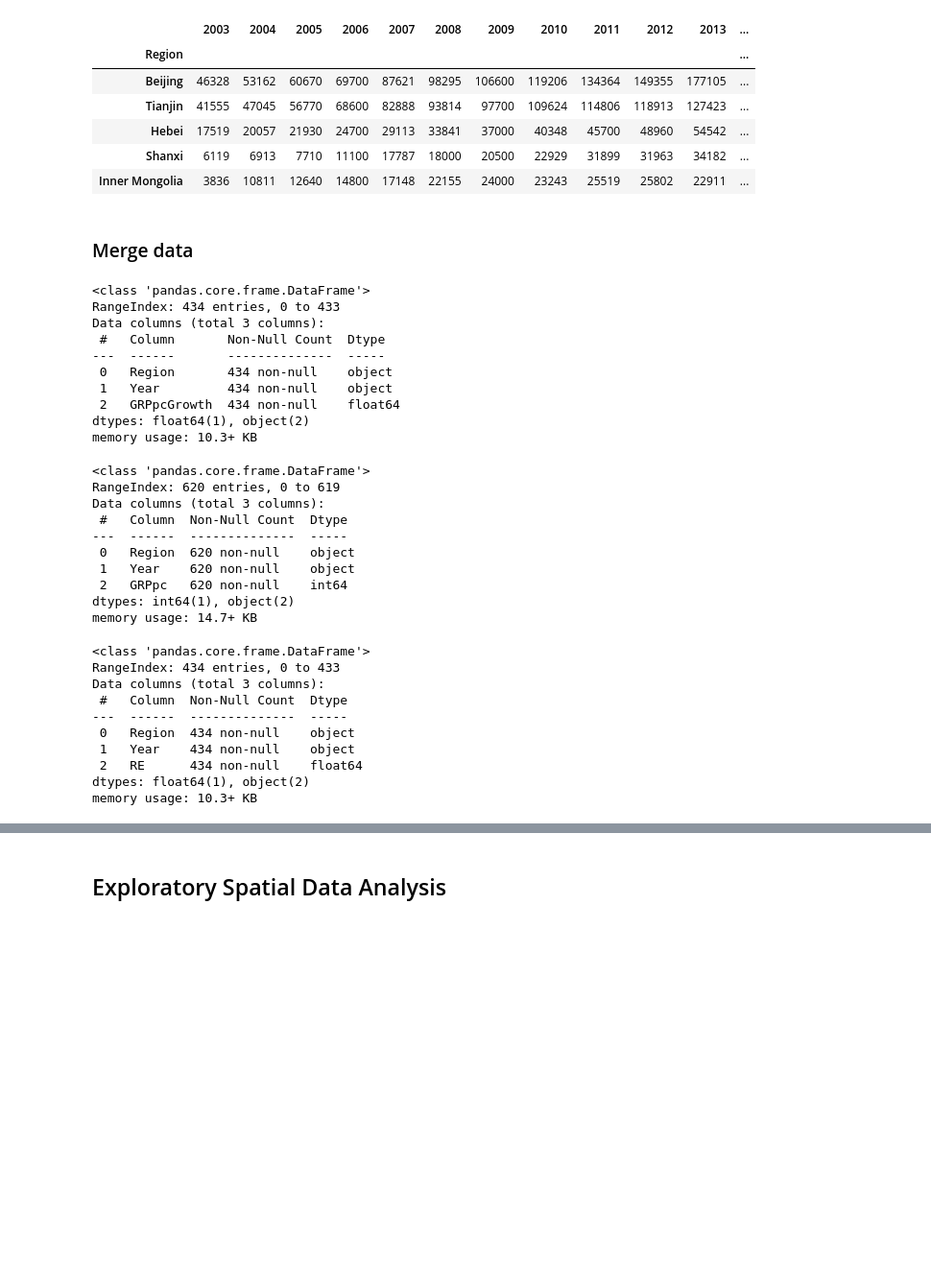
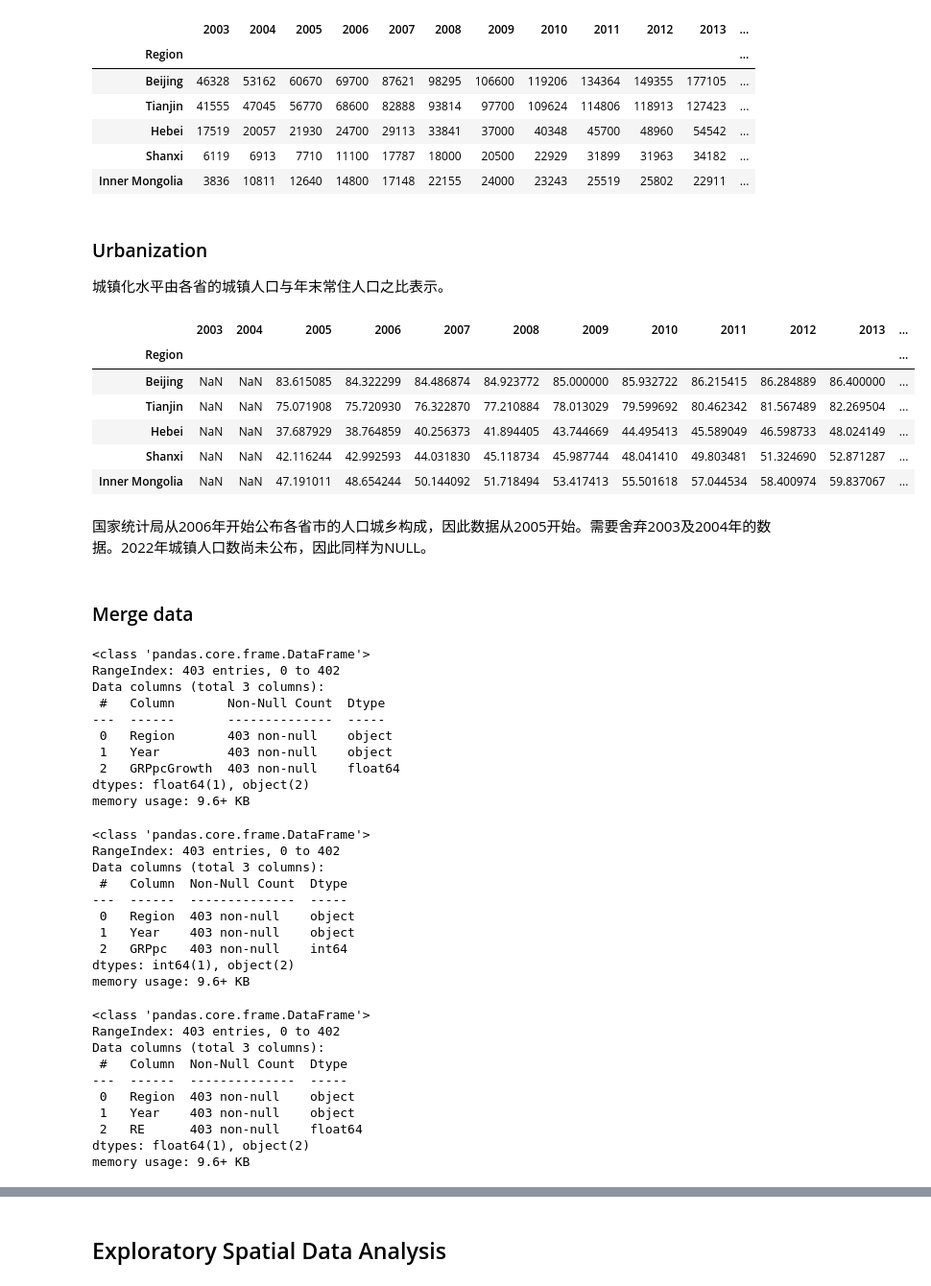
Before and after one commit to KaylaBai/Dissertation, a Jupyter notebook: Dissertation.ipynb, the cells around one changed output, grey strips where cells are left out. Shown at 96% size. Cells and saved outputs as stored; diff of their text form; code cells hidden in the pictures; blank space fills up the shorter version.

```diff
--- a/Dissertation.ipynb
+++ b/Dissertation.ipynb
@@ -329,54 +330,81 @@ df_FDI.head()
 | Hebei | 17519 | 20057 | 21930 | 24700 | 29113 | 33841 | 37000 | 40348 | 45700 | 48960 | 54542 | ... |
 | Shanxi | 6119 | 6913 | 7710 | 11100 | 17787 | 18000 | 20500 | 22929 | 31899 | 31963 | 34182 | ... |
 | Inner Mongolia | 3836 | 10811 | 12640 | 14800 | 17148 | 22155 | 24000 | 23243 | 25519 | 25802 | 22911 | ... |
+# %% [markdown]
+### Urbanization
+城镇化水平由各省的城镇人口与年末常住人口之比表示。
+# %%
+# Read data
+population = pd.read_csv('https://raw.githubusercontent.com/KaylaBai/Dissertation/main/Data/population.csv', index_col='Region')
+population_urb = pd.read_csv('https://raw.githubusercontent.com/KaylaBai/Dissertation/main/Data/urban_population.csv', index_col='Region')
+
+population = population.iloc[:, ::-1]
+population_urb = population_urb.iloc[:, ::-1]
+
+# Calculate the proportion of the urban population to total population for each year and province
+urb = population_urb.div(population) * 100
+
+# check the result
+urb.head()
+# %% [output]
+|  | 2003 | 2004 | 2005 | 2006 | 2007 | 2008 | 2009 | 2010 | 2011 | 2012 | 2013 | ... |
+| Region |  |  |  |  |  |  |  |  |  |  |  | ... |
+| Beijing | NaN | NaN | 83.615085 | 84.322299 | 84.486874 | 84.923772 | 85.000000 | 85.932722 | 86.215415 | 86.284889 | 86.400000 | ... |
+| Tianjin | NaN | NaN | 75.071908 | 75.720930 | 76.322870 | 77.210884 | 78.013029 | 79.599692 | 80.462342 | 81.567489 | 82.269504 | ... |
+| Hebei | NaN | NaN | 37.687929 | 38.764859 | 40.256373 | 41.894405 | 43.744669 | 44.495413 | 45.589049 | 46.598733 | 48.024149 | ... |
+| Shanxi | NaN | NaN | 42.116244 | 42.992593 | 44.031830 | 45.118734 | 45.987744 | 48.041410 | 49.803481 | 51.324690 | 52.871287 | ... |
+| Inner Mongolia | NaN | NaN | 47.191011 | 48.654244 | 50.144092 | 51.718494 | 53.417413 | 55.501618 | 57.044534 | 58.400974 | 59.837067 | ... |
+# %% [markdown]
+国家统计局从2006年开始公布各省市的人口城乡构成，因此数据从2005开始。需要舍弃2003及2004年的数据。2022年城镇人口数尚未公布，因此同样为NULL。
 # %% [markdown]
 ### Merge data
 # %%
 # Turn GRP per capita growth rate data into long data
-pcgrowth_04_17 = pc_growth_rate.iloc[:,1:-5]
-pcgrowth_04_17_long = pcgrowth_04_17.reset_index().melt(id_vars = "Region",var_name='Year', value_name='GRPpcGrowth')
-pcgrowth_04_17_long.info()
+pcgrowth_05_17 = pc_growth_rate.iloc[:,2:-5]
+pcgrowth_05_17_long = pcgrowth_05_17.reset_index().melt(id_vars = "Region",var_name='Year', value_name='GRPpcGrowth')
+pcgrowth_05_17_long.info()
 # %% [output]
 <class 'pandas.core.frame.DataFrame'>
-RangeIndex: 434 entries, 0 to 433
+RangeIndex: 403 entries, 0 to 402
 Data columns (total 3 columns):
  #   Column       Non-Null Count  Dtype
 ---  ------       --------------  -----
- 0   Region       434 non-null    object
- 1   Year         434 non-null    object
- 2   GRPpcGrowth  434 non-null    float64
+ 0   Region       403 non-null    object
+ 1   Year         403 non-null    object
+ 2   GRPpcGrowth  403 non-null    float64
 dtypes: float64(1), object(2)
-memory usage: 10.3+ KB
+memory usage: 9.6+ KB
 # %%
 # Turn GRP per capita data into long data
-pc_04_17 = grppc_data.iloc[:,1:-5]
-pc_04_17_long = grppc_data.reset_index().melt(id_vars = "Region",var_name='Year', value_name='GRPpc')
-pc_04_17_long.info()
+pc_05_17 = grppc_data.iloc[:,2:-5]
+pc_05_17_long = pc_05_17.reset_index().melt(id_vars = "Region",var_name='Year', value_name='GRPpc')
+pc_05_17_long.info()
 # %% [output]
 <class 'pandas.core.frame.DataFrame'>
-RangeIndex: 620 entries, 0 to 619
+RangeIndex: 403 entries, 0 to 402
 Data columns (total 3 columns):
  #   Column  Non-Null Count  Dtype
 ---  ------  --------------  -----
- 0   Region  620 non-null    object
- 1   Year    620 non-null    object
- 2   GRPpc   620 non-null    int64
+ 0   Region  403 non-null    object
+ 1   Year    403 non-null    object
+ 2   GRPpc   403 non-null    int64
 dtypes: int64(1), object(2)
-memory usage: 14.7+ KB
+memory usage: 9.6+ KB
 # %%
 # Turn Resource Endowment data into long data
-RE_long = RE.reset_index().melt(id_vars = "Region",var_name='Year', value_name='RE')
-RE_long.info()
+RE_05_17 = RE.iloc[:,1::]
+RE_05_17_long = RE_05_17.reset_index().melt(id_vars = "Region",var_name='Year', value_name='RE')
+RE_05_17_long.info()
 # %% [output]
 <class 'pandas.core.frame.DataFrame'>
-RangeIndex: 434 entries, 0 to 433
+RangeIndex: 403 entries, 0 to 402
 Data columns (total 3 columns):
  #   Column  Non-Null Count  Dtype
 ---  ------  --------------  -----
- 0   Region  434 non-null    object
- 1   Year    434 non-null    object
- 2   RE      434 non-null    float64
+ 0   Region  403 non-null    object
+ 1   Year    403 non-null    object
+ 2   RE      403 non-null    float64
 dtypes: float64(1), object(2)
-memory usage: 10.3+ KB
+memory usage: 9.6+ KB
 # %%
 # Turn FDI data into long data
```
Also changed, not shown: parts of 22 cells of this notebook.
